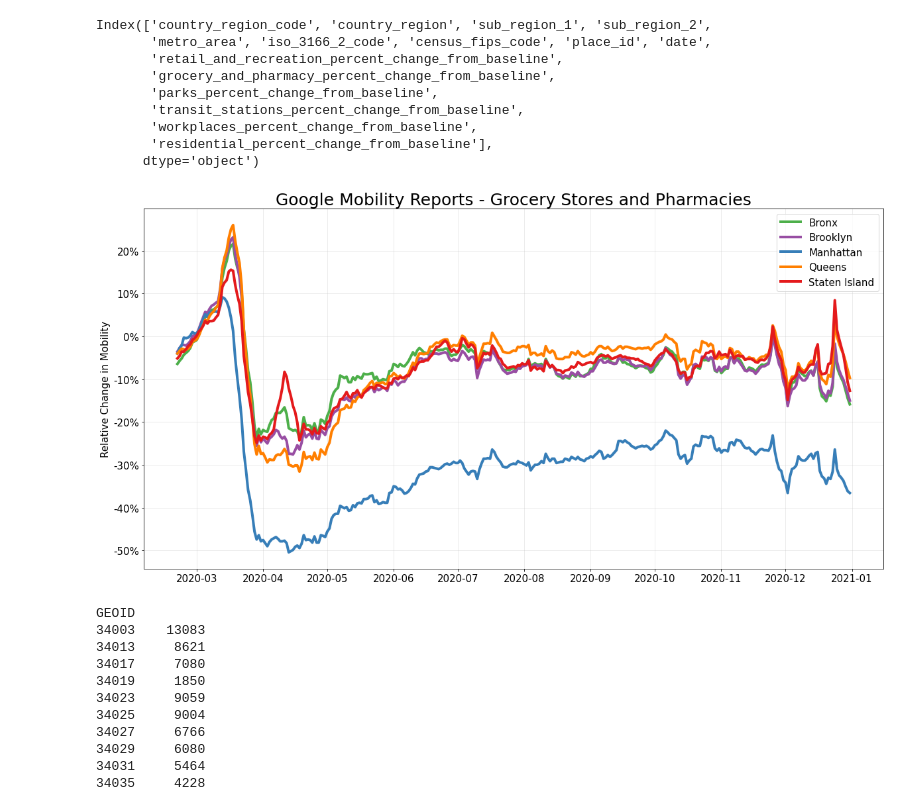
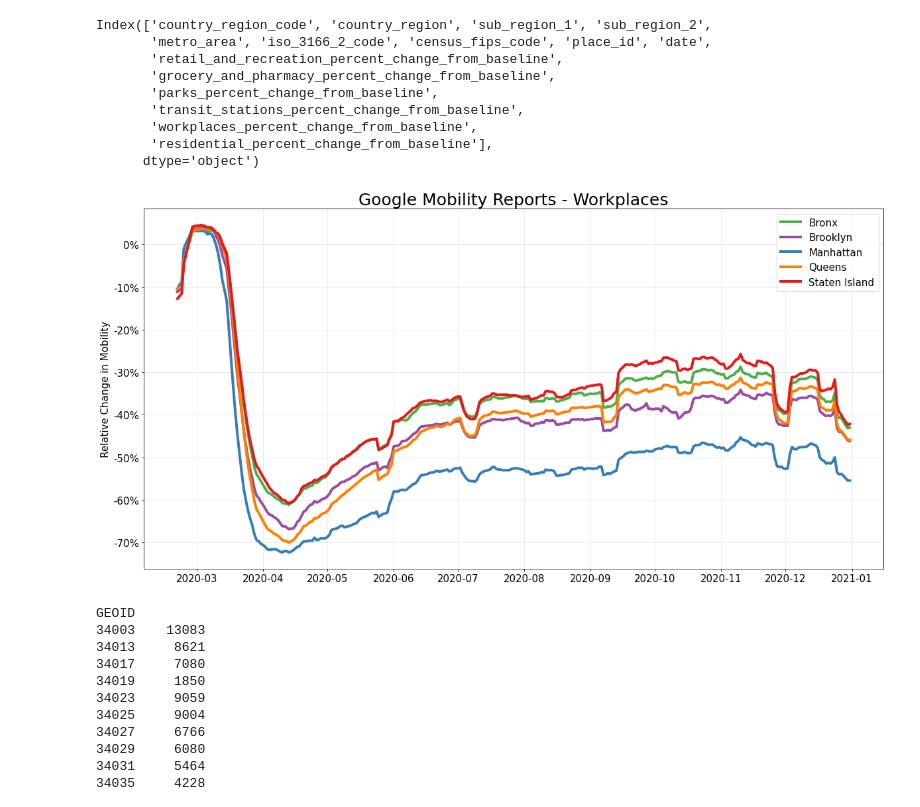
Before and after one commit to hasanalpboz/safegraph-covid19-mobility, a Jupyter notebook: scripts/notebooks/google-mobility-report.ipynb, the cells around one changed output. Drawn from its saved outputs; the diff is of its cells as text; code cells hidden in the pictures.

Commit message:
changed google mobility fig

```diff
--- a/scripts/notebooks/google-mobility-report.ipynb
+++ b/scripts/notebooks/google-mobility-report.ipynb
@@ -46,29 +46,29 @@ Index(['country_region_code', 'country_region', 'sub_region_1', 'sub_region_2',
 # %%
 fig, ax = plt.subplots(1,1,figsize=(20, 10))
 
 borough_colors = {
     'Staten Island': '#e41a1c',
     'Manhattan': '#377eb8',
     'Bronx': '#4daf4a',
     'Brooklyn': '#984ea3',
     'Queens': '#ff7f00'
 }
 
 for code, ind in gmob_report.groupby('census_fips_code').groups.items():
-    series = gmob_report.loc[ind, ['date', 'grocery_and_pharmacy_percent_change_from_baseline']].set_index('date').sort_index()
+    series = gmob_report.loc[ind, ['date', 'workplaces_percent_change_from_baseline']].set_index('date').sort_index()
     series = series.rolling(7).mean()
     ax.plot(series.index, series.values, label=nyc_county_fips[code], linewidth=4, color=borough_colors[nyc_county_fips[code]])
 
 ax.legend(prop={'size': 15})
 ax.xaxis.set_tick_params(labelsize=15)
 ax.yaxis.set_tick_params(labelsize=15)
 ax.yaxis.set_major_formatter(ticker.FuncFormatter(lambda y, _: f'{y:.0f}%'))
 ax.grid(color='#bdbdbd', alpha=0.35)
 ax.set_ylabel('Relative Change in Mobility', fontsize=15)
-ax.set_title('Google Mobility Reports - Grocery Stores and Pharmacies', fontsize=25)
+ax.set_title('Google Mobility Reports - Workplaces', fontsize=25)
 fig.savefig(join(FIG_SAVE_DIR, 'google-report-2020.pdf'), dpi=150)
 # %% [output]
-[figure, old version]
+[figure, new version]
 # %%
 nyc_geojson = join(pwd, 'util_datasets', AREA_NAME, f'{AREA_NAME}-cbgs.json')
 base_df = gpd.read_file(nyc_geojson)
```
Also changed, not shown: 1 other file.
